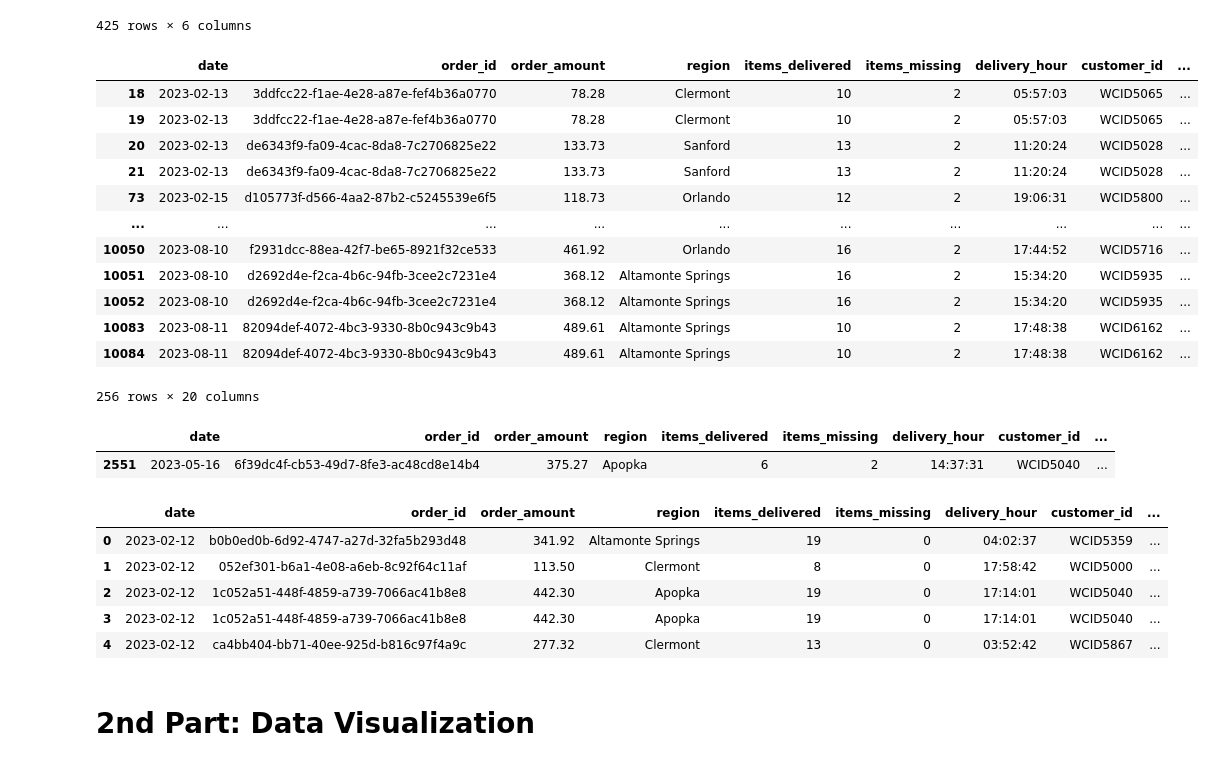
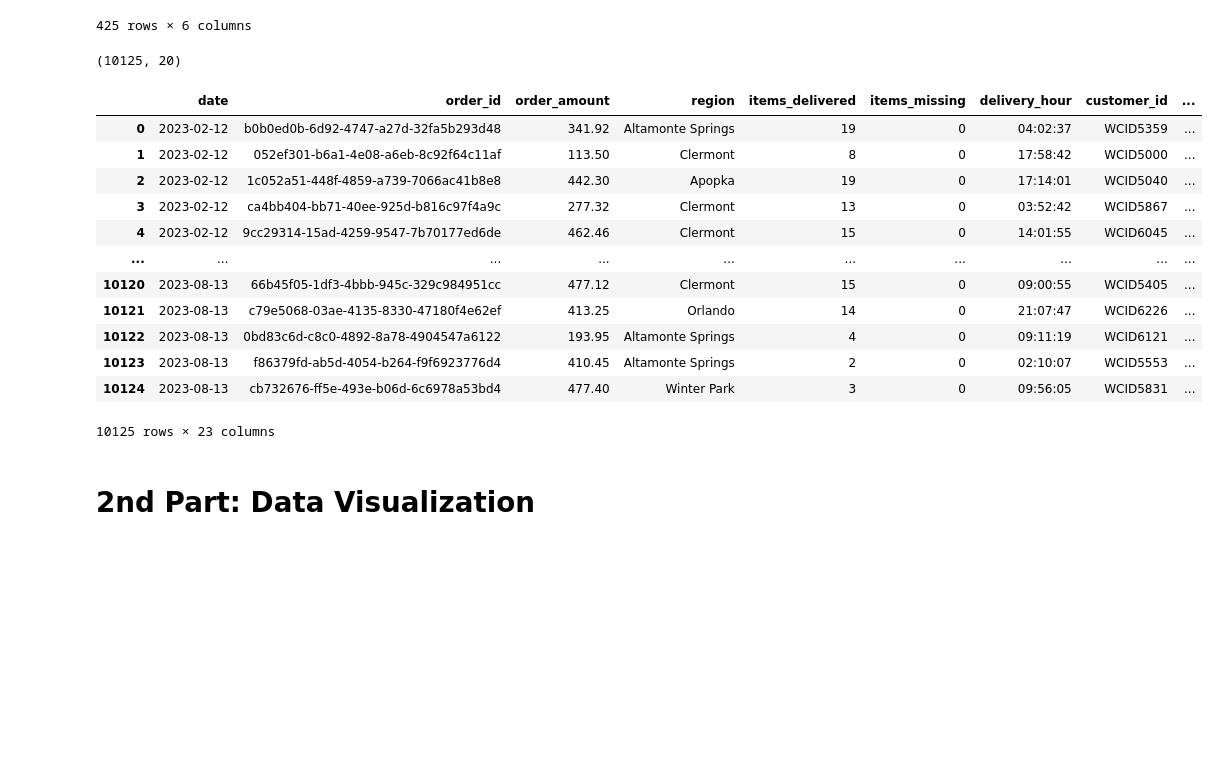
Before and after one commit to Edcysne/Walmart-Project, a Jupyter notebook: first_data_analysis.ipynb, the cells around one changed output. Cells and saved outputs as stored; diff of their text form; code cells hidden in the pictures; blank space fills up the shorter version.

```diff
--- a/first_data_analysis.ipynb
+++ b/first_data_analysis.ipynb
@@ -93,6 +93,6 @@ df.head()
 # Total orders per client
 df_nodup = df.drop_duplicates()
 total_orders = df_nodup.groupby('customer_id')['order_id'].count()
-df['customer_orders'] = df_nodup['customer_id'].map(total_orders)
+df_nodup['customer_orders'] = df_nodup['customer_id'].map(total_orders)
 df_nodup.head()
 # %% [output]
@@ -236,46 +241,57 @@ total_lost = df.groupby('order_id')['items_missing'].max()
 
 df_bruce = df_nodup[
     (df_nodup['customer_orders'].notna()) &
-    (df_nodup['missing_product_name'].notna()) &
-    (df_nodup['items_missing'] == 2)
+    (df_nodup['missing_product_name'].notna())
 ].copy()
 
+#Number_of_lost_items will count the lost products by quantity
+#Number_of_items will count the lost products by type
 df_bruce['number_of_lost_items'] = df_bruce.groupby('order_id')['items_missing'].transform('max')
-df_bruce['number_of_items'] = df_bruce.groupby('order_id')['missing_product_name'].transform('count')
+df_bruce['number_of_items'] = df_bruce.groupby('order_id')['missing_product_name'].transform('nunique')
 
-df_bruce
+#If they are equal = 1, otherwise = 0
+df_bruce['Check'] = (df_bruce['number_of_lost_items'] == df_bruce['number_of_items'])*1
+
+#If the check = 0, we can multiply the product_amount_price for the number_of_lost_items
+df_bruce['multiplier'] = np.where(df_bruce['Check'] == 0,
+                                  df_bruce['number_of_lost_items'],
+                                  1)
+
+#Column 'Multiplier' in main dataset
+    #right = df_bruce[['order_id','multiplier']].drop_duplicates('order_id')
+    #right
+    #df_nodup = df_nodup.merge(right, on='order_id', how='left')
+    #df_nodup.shape
+    #df_nodup = df_nodup.drop(columns=['multiplier_x','multiplier_y'])
+
+#Total real value
+df_nodup['total_lost_value'] = df_nodup['product_amount_price'] * df_nodup['multiplier']
+
+#Quick check
+df_nodup[df_nodup['customer_name'] == 'Elijah Taylor']
+
+df_nodup.shape
 # %% [output]
-|  | date | order_id | order_amount | region | items_delivered | items_missing | delivery_hour | customer_id | ... |
-| 18 | 2023-02-13 | 3ddfcc22-f1ae-4e28-a87e-fef4b36a0770 | 78.28 | Clermont | 10 | 2 | 05:57:03 | WCID5065 | ... |
-| 19 | 2023-02-13 | 3ddfcc22-f1ae-4e28-a87e-fef4b36a0770 | 78.28 | Clermont | 10 | 2 | 05:57:03 | WCID5065 | ... |
-| 20 | 2023-02-13 | de6343f9-fa09-4cac-8da8-7c2706825e22 | 133.73 | Sanford | 13 | 2 | 11:20:24 | WCID5028 | ... |
-| 21 | 2023-02-13 | de6343f9-fa09-4cac-8da8-7c2706825e22 | 133.73 | Sanford | 13 | 2 | 11:20:24 | WCID5028 | ... |
-| 73 | 2023-02-15 | d105773f-d566-4aa2-87b2-c5245539e6f5 | 118.73 | Orlando | 12 | 2 | 19:06:31 | WCID5800 | ... |
-| ... | ... | ... | ... | ... | ... | ... | ... | ... | ... |
-| 10050 | 2023-08-10 | f2931dcc-88ea-42f7-be65-8921f32ce533 | 461.92 | Orlando | 16 | 2 | 17:44:52 | WCID5716 | ... |
-| 10051 | 2023-08-10 | d2692d4e-f2ca-4b6c-94fb-3cee2c7231e4 | 368.12 | Altamonte Springs | 16 | 2 | 15:34:20 | WCID5935 | ... |
-| 10052 | 2023-08-10 | d2692d4e-f2ca-4b6c-94fb-3cee2c7231e4 | 368.12 | Altamonte Springs | 16 | 2 | 15:34:20 | WCID5935 | ... |
-| 10083 | 2023-08-11 | 82094def-4072-4bc3-9330-8b0c943c9b43 | 489.61 | Altamonte Springs | 10 | 2 | 17:48:38 | WCID6162 | ... |
-| 10084 | 2023-08-11 | 82094def-4072-4bc3-9330-8b0c943c9b43 | 489.61 | Altamonte Springs | 10 | 2 | 17:48:38 | WCID6162 | ... |
-256 rows × 20 columns
+(10125, 20)
-# %%
-df_amy = df_nodup[(df_nodup['customer_orders'].notna()) & (df_nodup['customer_name'] == 'Amy Harrison') & (df_nodup['missing_product_name'].notna())]
-df_amy
-# %% [output]
-|  | date | order_id | order_amount | region | items_delivered | items_missing | delivery_hour | customer_id | ... |
-| 2551 | 2023-05-16 | 6f39dc4f-cb53-49d7-8fe3-ac48cd8e14b4 | 375.27 | Apopka | 6 | 2 | 14:37:31 | WCID5040 | ... |
 # %%
-# selected columns to merge
-columns = ['customer_id','customer_incidence', 'lost_incidence_customer', 'fraudulent_customer?']
-df_testing = df.merge(df_lost_cost_customers[columns], on='customer_id',how='left')
-df_testing.head()
+#merging the customer identifications
+right = df_lost_cost_customers[['customer_id','customer_incidence', 'lost_incidence_customer', 'fraudulent_customer?']].drop_duplicates('customer_id')
+df_nodup = df_nodup.merge(right, on='customer_id',how='left')
+df_nodup
 # %% [output]
 |  | date | order_id | order_amount | region | items_delivered | items_missing | delivery_hour | customer_id | ... |
 | 0 | 2023-02-12 | b0b0ed0b-6d92-4747-a27d-32fa5b293d48 | 341.92 | Altamonte Springs | 19 | 0 | 04:02:37 | WCID5359 | ... |
 | 1 | 2023-02-12 | 052ef301-b6a1-4e08-a6eb-8c92f64c11af | 113.50 | Clermont | 8 | 0 | 17:58:42 | WCID5000 | ... |
 | 2 | 2023-02-12 | 1c052a51-448f-4859-a739-7066ac41b8e8 | 442.30 | Apopka | 19 | 0 | 17:14:01 | WCID5040 | ... |
-| 3 | 2023-02-12 | 1c052a51-448f-4859-a739-7066ac41b8e8 | 442.30 | Apopka | 19 | 0 | 17:14:01 | WCID5040 | ... |
-| 4 | 2023-02-12 | ca4bb404-bb71-40ee-925d-b816c97f4a9c | 277.32 | Clermont | 13 | 0 | 03:52:42 | WCID5867 | ... |
+| 3 | 2023-02-12 | ca4bb404-bb71-40ee-925d-b816c97f4a9c | 277.32 | Clermont | 13 | 0 | 03:52:42 | WCID5867 | ... |
+| 4 | 2023-02-12 | 9cc29314-15ad-4259-9547-7b70177ed6de | 462.46 | Clermont | 15 | 0 | 14:01:55 | WCID6045 | ... |
+| ... | ... | ... | ... | ... | ... | ... | ... | ... | ... |
+| 10120 | 2023-08-13 | 66b45f05-1df3-4bbb-945c-329c984951cc | 477.12 | Clermont | 15 | 0 | 09:00:55 | WCID5405 | ... |
+| 10121 | 2023-08-13 | c79e5068-03ae-4135-8330-47180f4e62ef | 413.25 | Orlando | 14 | 0 | 21:07:47 | WCID6226 | ... |
+| 10122 | 2023-08-13 | 0bd83c6d-c8c0-4892-8a78-4904547a6122 | 193.95 | Altamonte Springs | 4 | 0 | 09:11:19 | WCID6121 | ... |
+| 10123 | 2023-08-13 | f86379fd-ab5d-4054-b264-f9f6923776d4 | 410.45 | Altamonte Springs | 2 | 0 | 02:10:07 | WCID5553 | ... |
+| 10124 | 2023-08-13 | cb732676-ff5e-493e-b06d-6c6978a53bd4 | 477.40 | Winter Park | 3 | 0 | 09:56:05 | WCID5831 | ... |
+10125 rows × 23 columns
 # %% [markdown]
 # 2nd Part: Data Visualization
 # %% [markdown]
```
Also changed, not shown: parts of 6 cells of this notebook.
